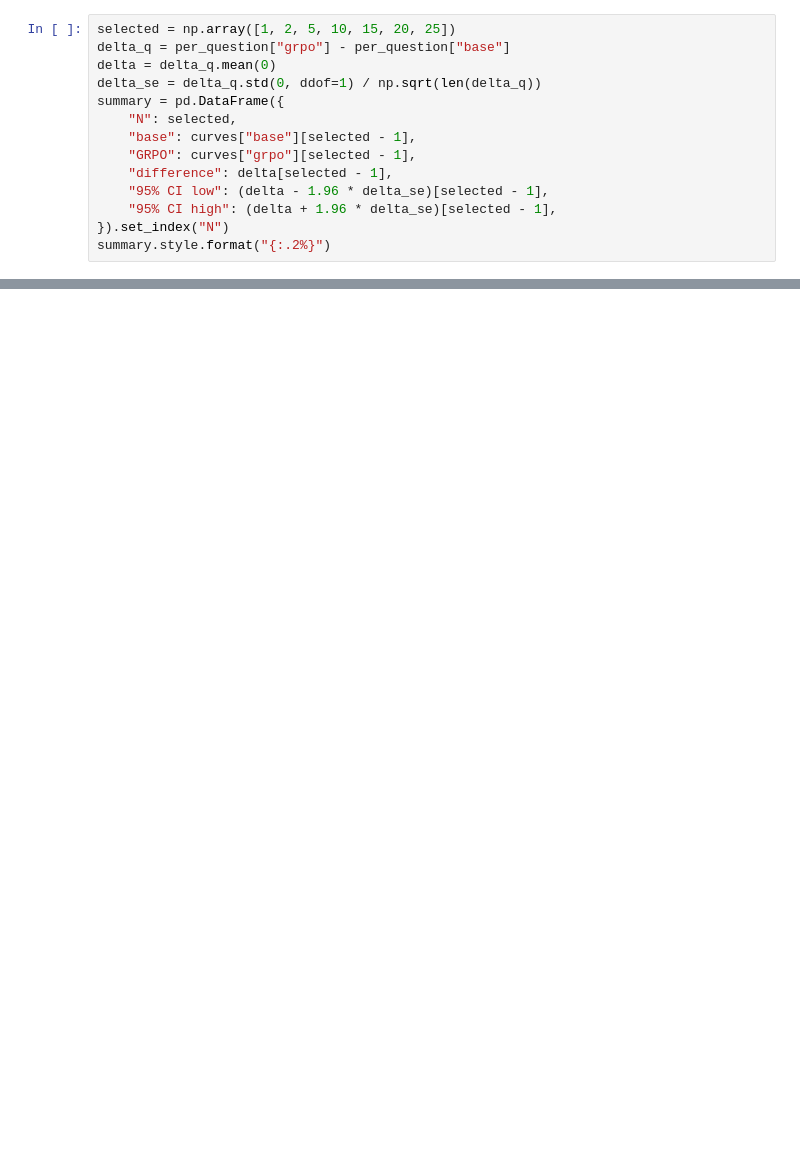
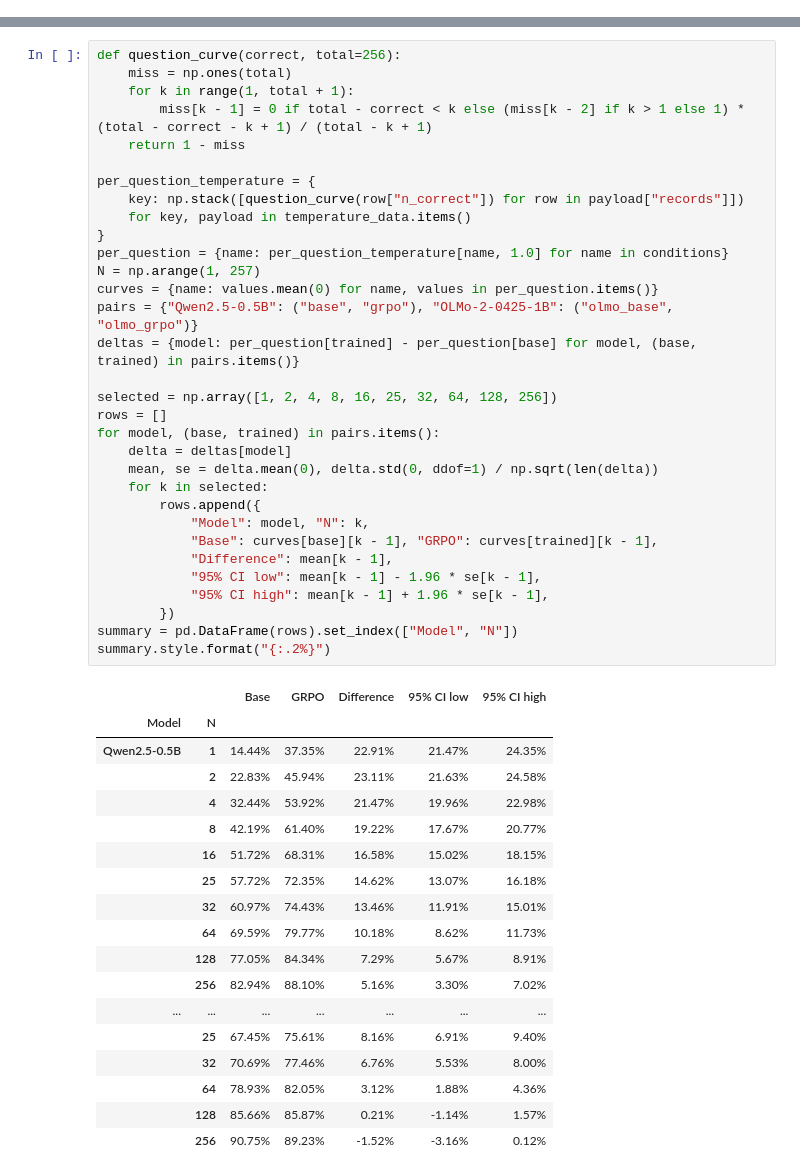
Before and after one commit to sangsq/tinyLLM-RLVR, a Jupyter notebook: notebooks/04_pass_at_n.ipynb, the cells around one changed output, grey strips where cells are left out. Saved outputs shown, nothing was run; the diff lists cells and outputs as text; blank space fills up the shorter version.

Commit message:
added pass@N test and OLMO grpo comparison

```diff
--- a/notebooks/04_pass_at_n.ipynb
+++ b/notebooks/04_pass_at_n.ipynb
@@ -51,14 +65,0 @@ The plotted value averages this quantity over questions. It estimates whether **
-# %%
-selected = np.array([1, 2, 5, 10, 15, 20, 25])
-delta_q = per_question["grpo"] - per_question["base"]
-delta = delta_q.mean(0)
-delta_se = delta_q.std(0, ddof=1) / np.sqrt(len(delta_q))
-summary = pd.DataFrame({
-    "N": selected,
-    "base": curves["base"][selected - 1],
-    "GRPO": curves["grpo"][selected - 1],
-    "difference": delta[selected - 1],
-    "95% CI low": (delta - 1.96 * delta_se)[selected - 1],
-    "95% CI high": (delta + 1.96 * delta_se)[selected - 1],
-}).set_index("N")
-summary.style.format("{:.2%}")
@@ -101,0 +66,51 @@ plt.show()
+# %%
+def question_curve(correct, total=256):
+    miss = np.ones(total)
+    for k in range(1, total + 1):
+        miss[k - 1] = 0 if total - correct < k else (miss[k - 2] if k > 1 else 1) * (total - correct - k + 1) / (total - k + 1)
+    return 1 - miss
+
+per_question_temperature = {
+    key: np.stack([question_curve(row["n_correct"]) for row in payload["records"]])
+    for key, payload in temperature_data.items()
+}
+per_question = {name: per_question_temperature[name, 1.0] for name in conditions}
+N = np.arange(1, 257)
+curves = {name: values.mean(0) for name, values in per_question.items()}
+pairs = {"Qwen2.5-0.5B": ("base", "grpo"), "OLMo-2-0425-1B": ("olmo_base", "olmo_grpo")}
+deltas = {model: per_question[trained] - per_question[base] for model, (base, trained) in pairs.items()}
+
+selected = np.array([1, 2, 4, 8, 16, 25, 32, 64, 128, 256])
+rows = []
+for model, (base, trained) in pairs.items():
+    delta = deltas[model]
+    mean, se = delta.mean(0), delta.std(0, ddof=1) / np.sqrt(len(delta))
+    for k in selected:
+        rows.append({
+            "Model": model, "N": k,
+            "Base": curves[base][k - 1], "GRPO": curves[trained][k - 1],
+            "Difference": mean[k - 1],
+            "95% CI low": mean[k - 1] - 1.96 * se[k - 1],
+            "95% CI high": mean[k - 1] + 1.96 * se[k - 1],
+        })
+summary = pd.DataFrame(rows).set_index(["Model", "N"])
+summary.style.format("{:.2%}")
+# %% [output]
+|  |  | Base | GRPO | Difference | 95% CI low | 95% CI high |
+| Model | N |  |  |  |  |  |
+| Qwen2.5-0.5B | 1 | 14.44% | 37.35% | 22.91% | 21.47% | 24.35% |
+|  | 2 | 22.83% | 45.94% | 23.11% | 21.63% | 24.58% |
+|  | 4 | 32.44% | 53.92% | 21.47% | 19.96% | 22.98% |
+|  | 8 | 42.19% | 61.40% | 19.22% | 17.67% | 20.77% |
+|  | 16 | 51.72% | 68.31% | 16.58% | 15.02% | 18.15% |
+|  | 25 | 57.72% | 72.35% | 14.62% | 13.07% | 16.18% |
+|  | 32 | 60.97% | 74.43% | 13.46% | 11.91% | 15.01% |
+|  | 64 | 69.59% | 79.77% | 10.18% | 8.62% | 11.73% |
+|  | 128 | 77.05% | 84.34% | 7.29% | 5.67% | 8.91% |
+|  | 256 | 82.94% | 88.10% | 5.16% | 3.30% | 7.02% |
+| ... | ... | ... | ... | ... | ... | ... |
+|  | 25 | 67.45% | 75.61% | 8.16% | 6.91% | 9.40% |
+|  | 32 | 70.69% | 77.46% | 6.76% | 5.53% | 8.00% |
+|  | 64 | 78.93% | 82.05% | 3.12% | 1.88% | 4.36% |
+|  | 128 | 85.66% | 85.87% | 0.21% | -1.14% | 1.57% |
+|  | 256 | 90.75% | 89.23% | -1.52% | -3.16% | 0.12% |
```
Also changed, not shown: parts of 12 cells of this notebook, 17 other files.
